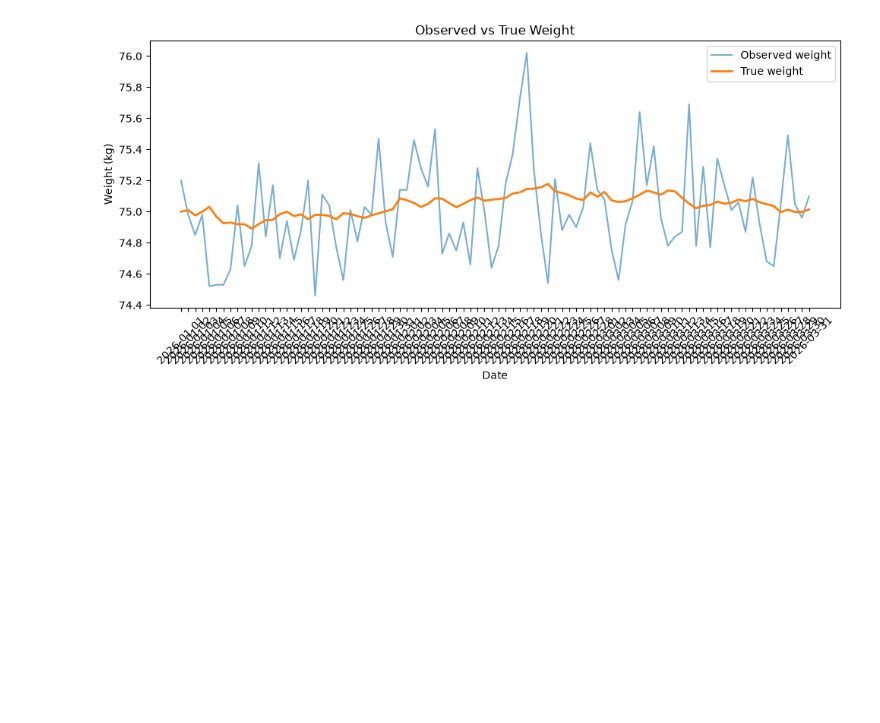
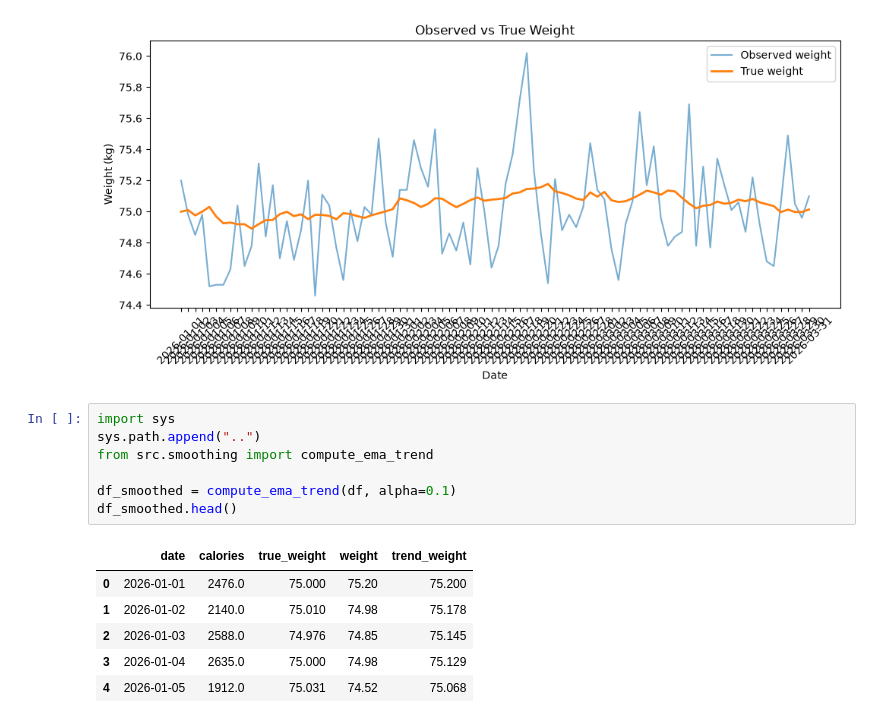
Before and after one commit to Garv-com/physiq, a Jupyter notebook: notebooks/01_explore_synthetic_data.ipynb, the cells around one changed output. Drawn from its saved outputs; the diff is of its cells as text; blank space fills up the shorter version.

```diff
--- a/notebooks/01_explore_synthetic_data.ipynb
+++ b/notebooks/01_explore_synthetic_data.ipynb
@@ -28,3 +27,17 @@ plt.tight_layout()
 plt.show()
 # %% [output]
 [figure]
+# %%
+import sys
+sys.path.append("..")
+from src.smoothing import compute_ema_trend
+
+df_smoothed = compute_ema_trend(df, alpha=0.1)
+df_smoothed.head()
+# %% [output]
+|  | date | calories | true_weight | weight | trend_weight |
+| 0 | 2026-01-01 | 2476.0 | 75.000 | 75.20 | 75.200 |
+| 1 | 2026-01-02 | 2140.0 | 75.010 | 74.98 | 75.178 |
+| 2 | 2026-01-03 | 2588.0 | 74.976 | 74.85 | 75.145 |
+| 3 | 2026-01-04 | 2635.0 | 75.000 | 74.98 | 75.129 |
+| 4 | 2026-01-05 | 1912.0 | 75.031 | 74.52 | 75.068 |
```
Also changed, not shown: parts of 5 cells of this notebook, 1 other file.
